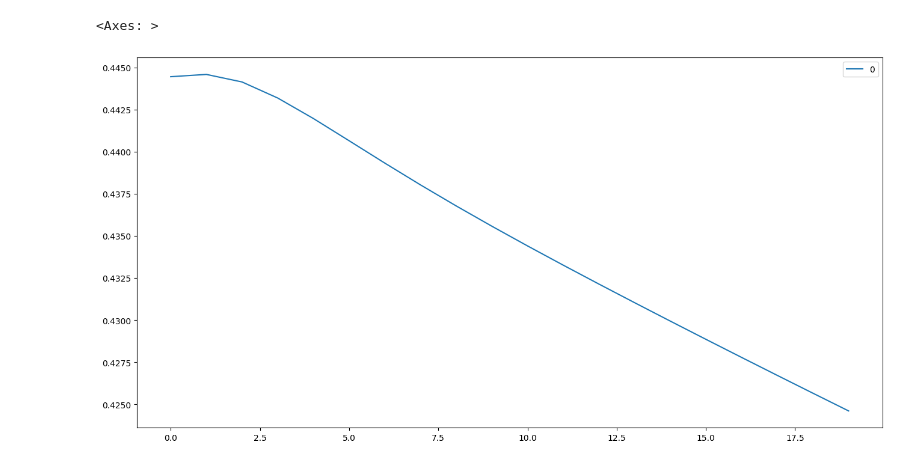
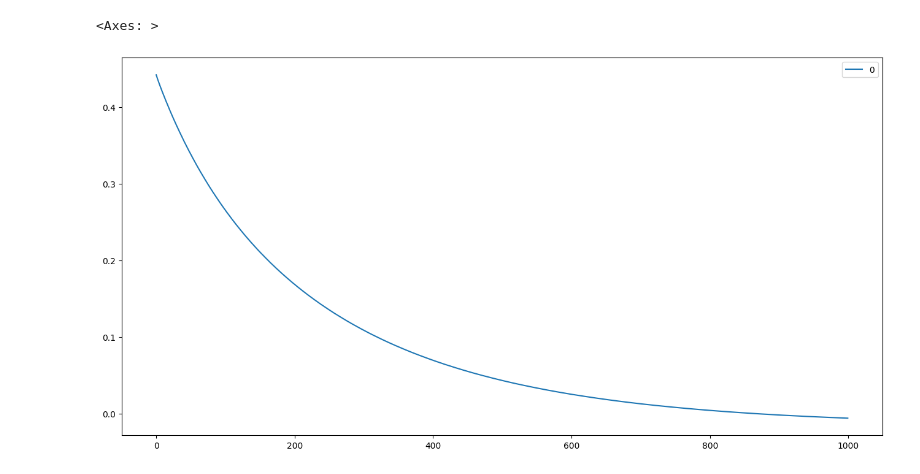
Before and after one commit to MaligarosNotes/Stock-Predict-Summer-24--Attempts, a Jupyter notebook: 3.5 stock predictor.ipynb, the cells around one changed output. Cells and saved outputs as stored; diff of their text form; code cells hidden in the pictures.

```diff
--- a/3.5 stock predictor.ipynb
+++ b/3.5 stock predictor.ipynb
@@ -20,17 +20,17 @@ from keras.models import Model
 from keras.layers import Input
 
 
-sp500list = pd.read_csv("SP500.csv")
-ListOfTickers = []
-for i in sp500list['Symbol']:
-    ListOfTickers.append(i)
+# sp500list = pd.read_csv("SP500.csv")
+# ListOfTickers = []
+# for i in sp500list['Symbol']:
+#     ListOfTickers.append(i)
 
 
-ListOfTickers.remove('BRK.B')
-ListOfTickers.remove('BF.B')
-ListOfTickers.remove('GEV')
-ListOfTickers.remove('SOLV')
-ListOfTickers.remove('HUBB')
+# ListOfTickers.remove('BRK.B')
+# ListOfTickers.remove('BF.B')
+# ListOfTickers.remove('GEV')
+# ListOfTickers.remove('SOLV')
+# ListOfTickers.remove('HUBB')
 #ListOfTickers.remove('AGN')
 #ListOfTickers.remove('AGN')
 ListOfTickers = ['aapl','goog','meta','msft','amzn','tsla','nvda']
@@ -73,6 +73,7 @@ model = Model(inputs=lstm_input, outputs=output)
 adam = optimizers.Adam()
 model.compile(optimizer=adam, loss='mse')
 
+ListOfTickers = ['aapl']
 for ticker in ListOfTickers:
     e= TickerIntoTensor(ticker)
     X_train= e[0]
@@ -185,4 +186,4 @@ array([0.70369679, 0.70221651, 0.70010179, 0.69718748, 0.69381535,
 # %%
-e = pd.DataFrame(UserInput_Two('amzn',50,20))
+e = pd.DataFrame(UserInput_Two('amzn',50,1000))
 e.plot(figsize=(16,8))
 # %% [output]
@@ -209,2 +207,2 @@ e.plot(figsize=(16,8))
 <Axes: >
-[figure, old version]
+[figure, new version]
```
Also changed, not shown: parts of 6 cells of this notebook, 1 other file.
